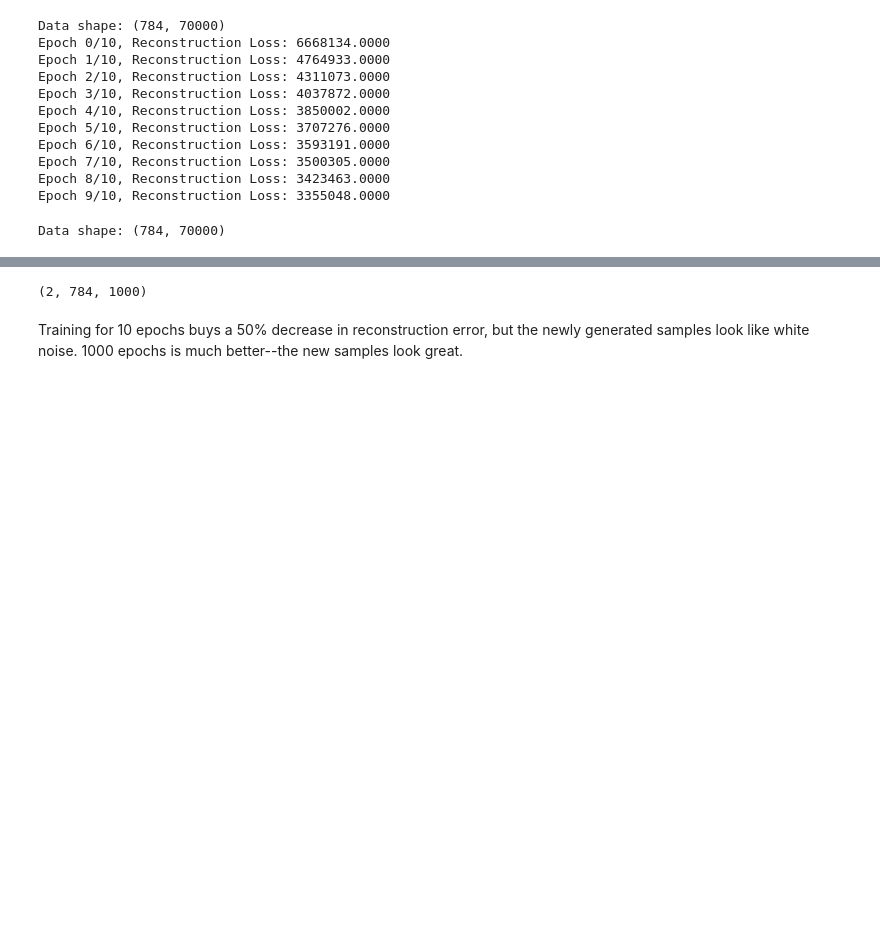
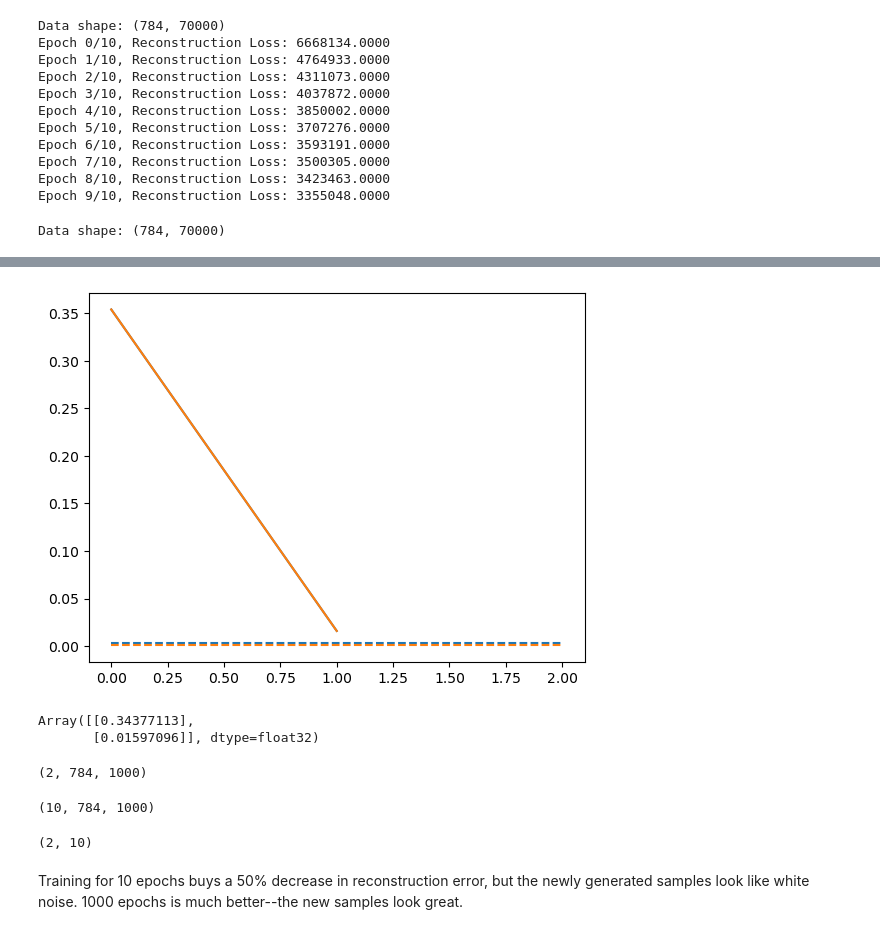
Before and after one commit to juancarlosfdc/noncanonical-olfaction, a Jupyter notebook: rbm/from_scratch.ipynb, the cells around one changed output, grey strips where cells are left out. Cells and saved outputs as stored; diff of their text form; code cells hidden in the pictures; blank space fills up the shorter version.

```diff
--- a/rbm/from_scratch.ipynb
+++ b/rbm/from_scratch.ipynb
@@ -221,9 +221,9 @@ class GenerativeRBM:
         background_mean, background_cov = self.compute_background_rmse()
         ax.plot(errors[:, 0])
         ax.plot(errors[:, 1])
-        ax.hlines(background_mean, 0, len(errors))
-        ax.hlines(background_cov, 0, len(errors))
-        return fig, ax, errors
+        ax.hlines(background_mean, 0, len(errors), ls='--', color='tab:blue')
+        ax.hlines(background_cov, 0, len(errors), ls='--', color='tab:orange')
+        return fig, ax, samples, errors
 # %%
 # ----------------------------------------------------------------
 # Demonstration code:
@@ -289,4 +289,5 @@ train_args = {'X_train': rbm.X_train,
               'l2_reg': 0.0,
               'sample_number': 1000}
 
-rbm.plot_deviations_over_time(train_args)
+fig, ax, samples, err = rbm.plot_deviations_over_time(train_args)
+# %% [output]
@@ -293,8 +295,22 @@ rbm.plot_deviations_over_time(train_args)
+[figure, added]
+# %%
+err
+# %% [output]
+Array([[0.34377113],
+       [0.01597096]], dtype=float32)
 # %%
 samples.shape
 # %% [output]
 (2, 784, 1000)
 # %%
 errors = jnp.array(jax.vmap(rbm.compute_rmse)(samples))
+# %%
+samples.shape
+# %% [output]
+(10, 784, 1000)
+# %%
+errors
+# %% [output]
+(2, 10)
 # %% [markdown]
 Training for 10 epochs buys a 50% decrease in reconstruction error, but the newly generated samples look like white noise. 1000 epochs is much better--the new samples look great.
```
Also changed, not shown: parts of 1 cell of this notebook.
